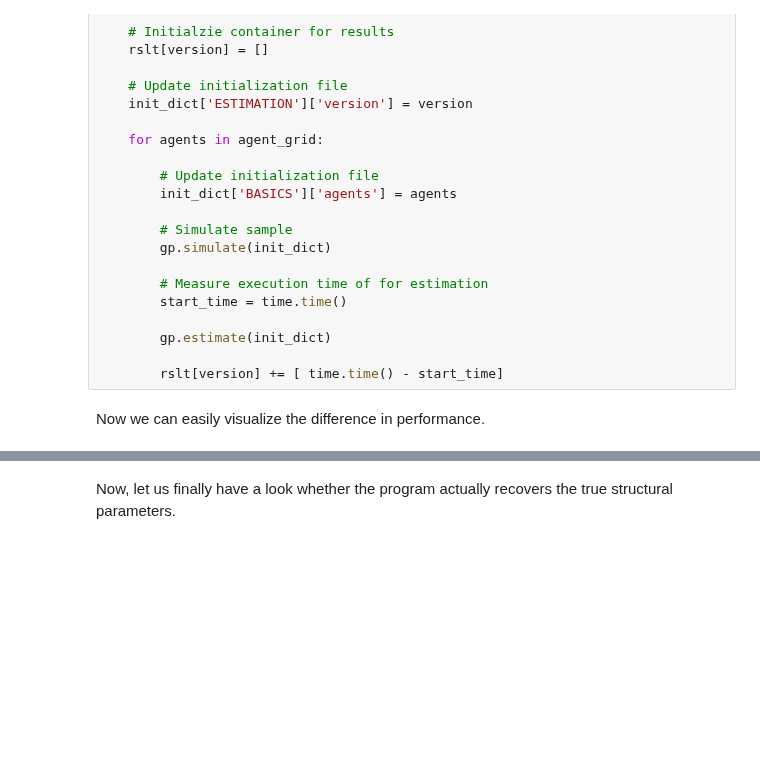
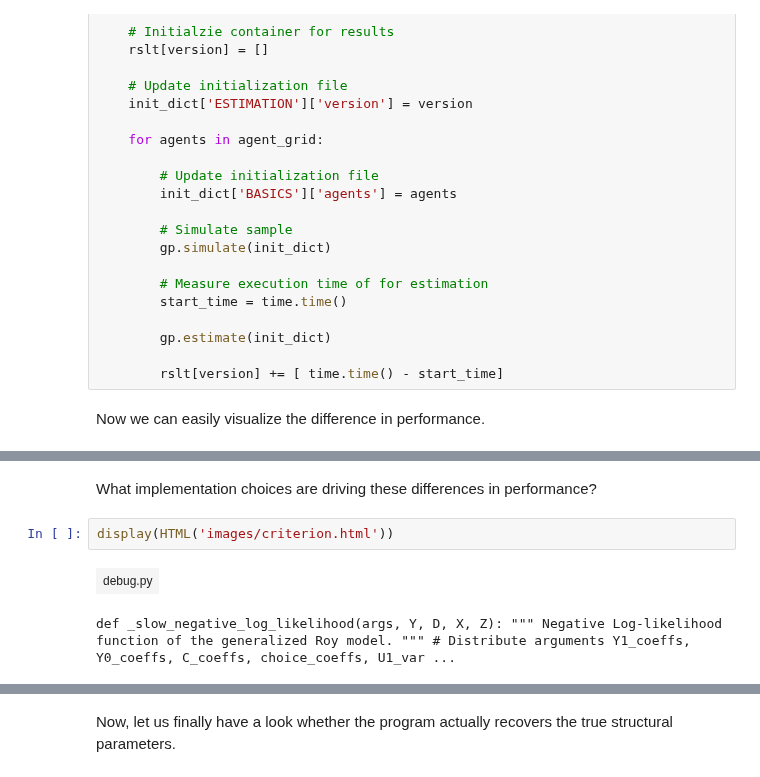
Before and after one commit to snowdj/course, a Jupyter notebook: lectures/economic_models/generalized_roy/package/lecture.ipynb, the cells around one changed output, grey strips where cells are left out. Drawn from its saved outputs; the diff is of its cells as text; blank space fills up the shorter version.

```diff
--- a/lectures/economic_models/generalized_roy/package/lecture.ipynb
+++ b/lectures/economic_models/generalized_roy/package/lecture.ipynb
@@ -223,0 +211,7 @@ ax.yaxis.get_major_ticks()[0].set_visible(False)
+# %% [markdown]
+What implementation choices are driving these differences in performance?
+# %%
+display(HTML('images/criterion.html'))
+# %% [output]
+| debug.py |
+def _slow_negative_log_likelihood(args, Y, D, X, Z): """ Negative Log-likelihood function of the generalized Roy model. """ # Distribute arguments Y1_coeffs, Y0_coeffs, C_coeffs, choice_coeffs, U1_var ...
```
Also changed, not shown: parts of 15 cells of this notebook, 5 other files.
